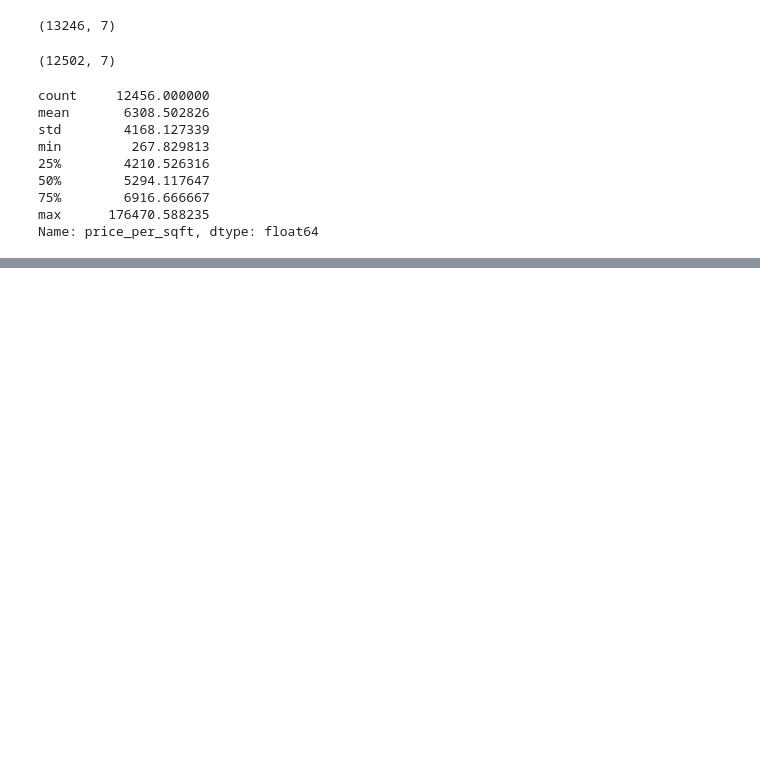
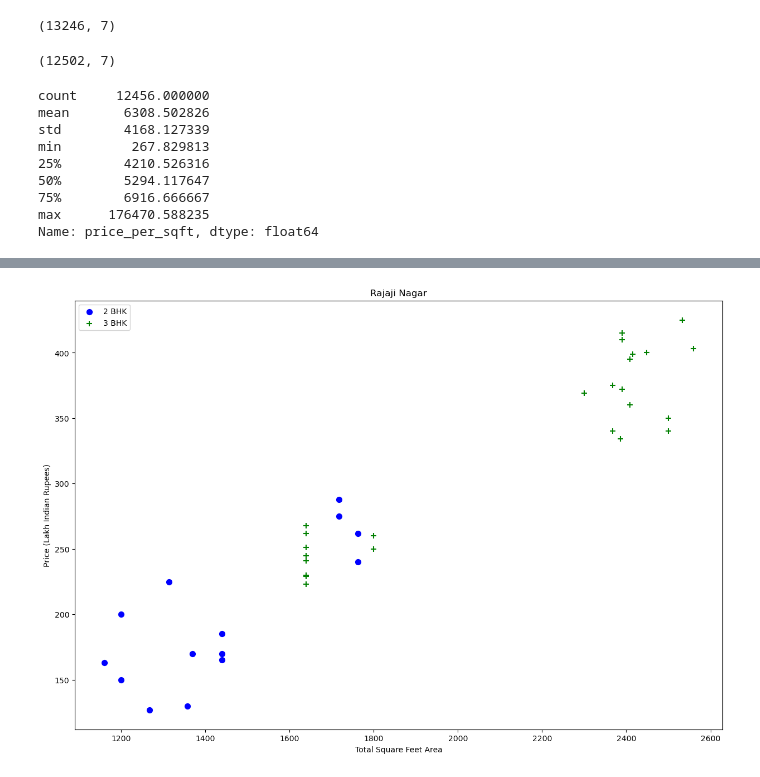
Before and after one commit to imamahasane/HomePricesPrediction, a Jupyter notebook: Home Prices Prediction.ipynb, the cells around one changed output, grey strips where cells are left out. Drawn from its saved outputs; the diff is of its cells as text; code cells hidden in the pictures; blank space fills up the shorter version.

```diff
--- a/Home Prices Prediction.ipynb
+++ b/Home Prices Prediction.ipynb
@@ -321,0 +376,4 @@ def remove_pps_outliers(df):
+# %%
+plot_scatter_chart(df8,"Rajaji Nagar")
+# %% [output]
+[figure, added]
```
Also changed, not shown: parts of 5 cells of this notebook.
